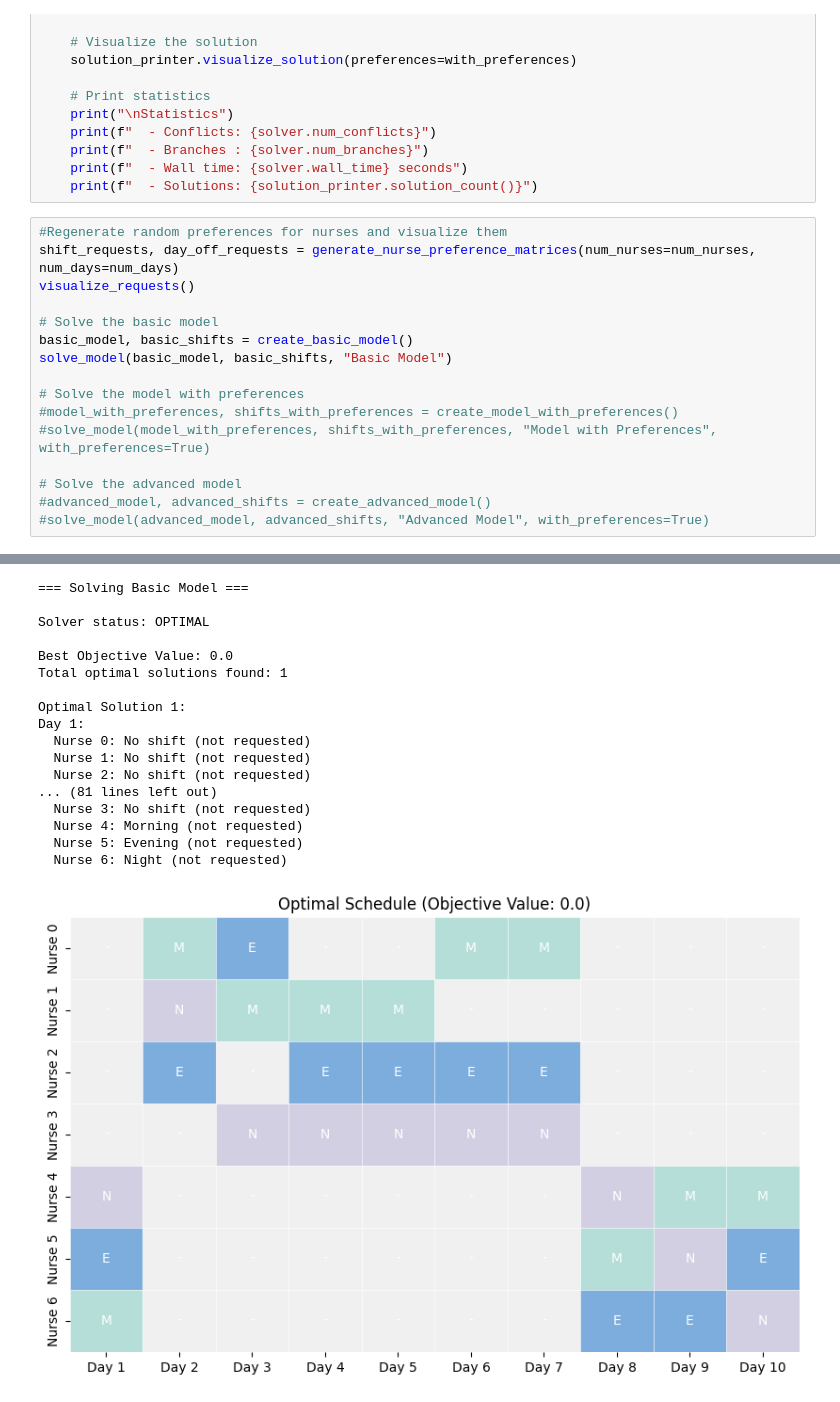
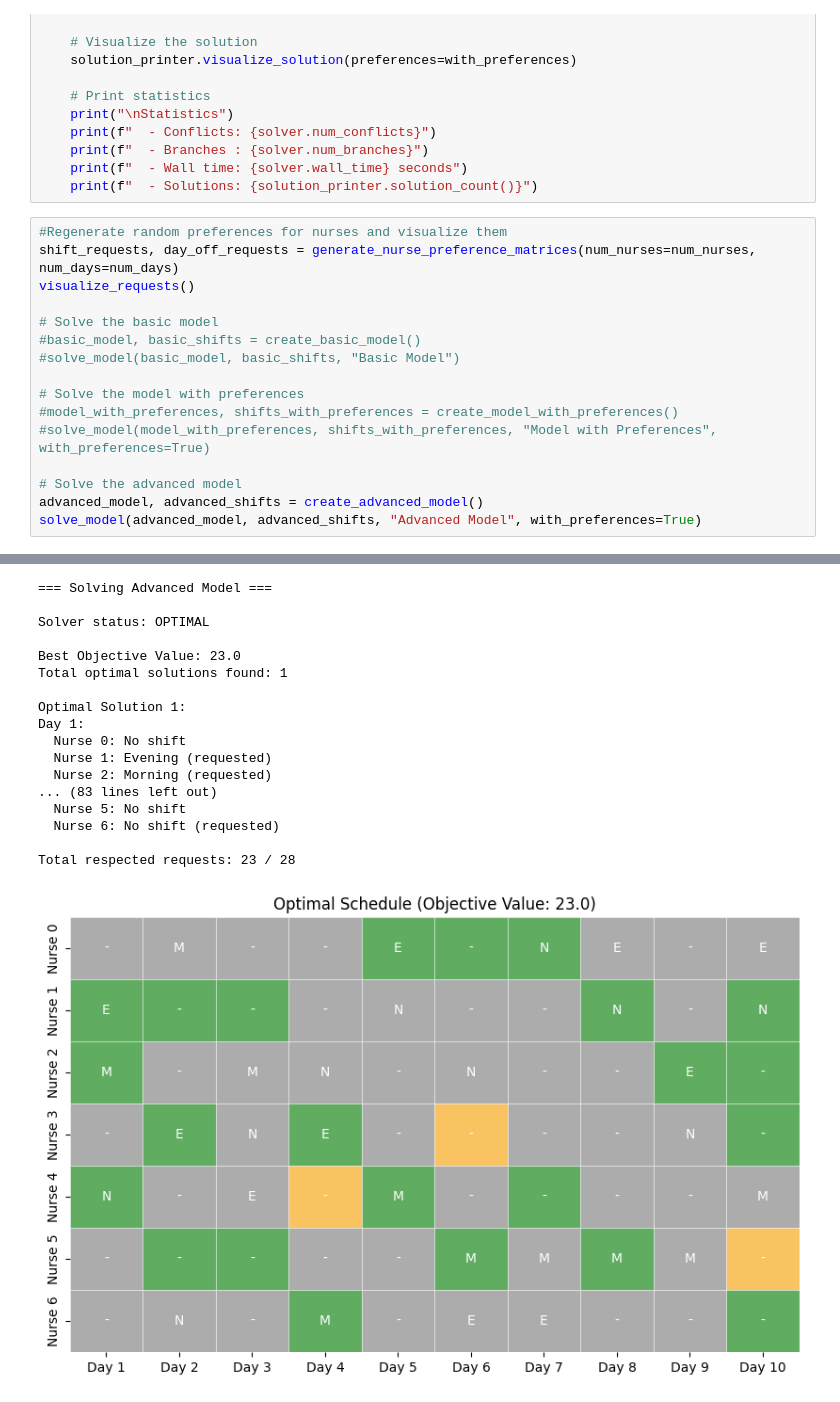
Before and after one commit to qghrjf646/Nurse-Rostering-Problem, a Jupyter notebook: Nurse_Rostering_Problem/notebooks/OR_Tools.ipynb, the cells around one changed output, grey strips where cells are left out. Drawn from its saved outputs; the diff is of its cells as text.

```diff
--- a/Nurse_Rostering_Problem/notebooks/OR_Tools.ipynb
+++ b/Nurse_Rostering_Problem/notebooks/OR_Tools.ipynb
@@ -538,14 +538,14 @@ shift_requests, day_off_requests = generate_nurse_preference_matrices(num_nurses
 visualize_requests()
 
 # Solve the basic model
-basic_model, basic_shifts = create_basic_model()
-solve_model(basic_model, basic_shifts, "Basic Model")
+#basic_model, basic_shifts = create_basic_model()
+#solve_model(basic_model, basic_shifts, "Basic Model")
 
 # Solve the model with preferences
 #model_with_preferences, shifts_with_preferences = create_model_with_preferences()
 #solve_model(model_with_preferences, shifts_with_preferences, "Model with Preferences", with_preferences=True)
 
 # Solve the advanced model
-#advanced_model, advanced_shifts = create_advanced_model()
-#solve_model(advanced_model, advanced_shifts, "Advanced Model", with_preferences=True)
+advanced_model, advanced_shifts = create_advanced_model()
+solve_model(advanced_model, advanced_shifts, "Advanced Model", with_preferences=True)
 # %% [output]
@@ -553,19 +553,19 @@ solve_model(basic_model, basic_shifts, "Basic Model")
-=== Solving Basic Model ===
+=== Solving Advanced Model ===
 
 Solver status: OPTIMAL
 
-Best Objective Value: 0.0
+Best Objective Value: 23.0
 Total optimal solutions found: 1
 
 Optimal Solution 1:
 Day 1:
-  Nurse 0: No shift (not requested)
-  Nurse 1: No shift (not requested)
-  Nurse 2: No shift (not requested)
-... (81 lines left out)
-  Nurse 3: No shift (not requested)
-  Nurse 4: Morning (not requested)
-  Nurse 5: Evening (not requested)
-  Nurse 6: Night (not requested)
+  Nurse 0: No shift
+  Nurse 1: Evening (requested)
+  Nurse 2: Morning (requested)
+... (83 lines left out)
+  Nurse 5: No shift
+  Nurse 6: No shift (requested)
+
+Total respected requests: 23 / 28
-[figure, old version]
+[figure, new version]
 Statistics
```
Also changed, not shown: parts of 3 cells of this notebook, 3 other files.
